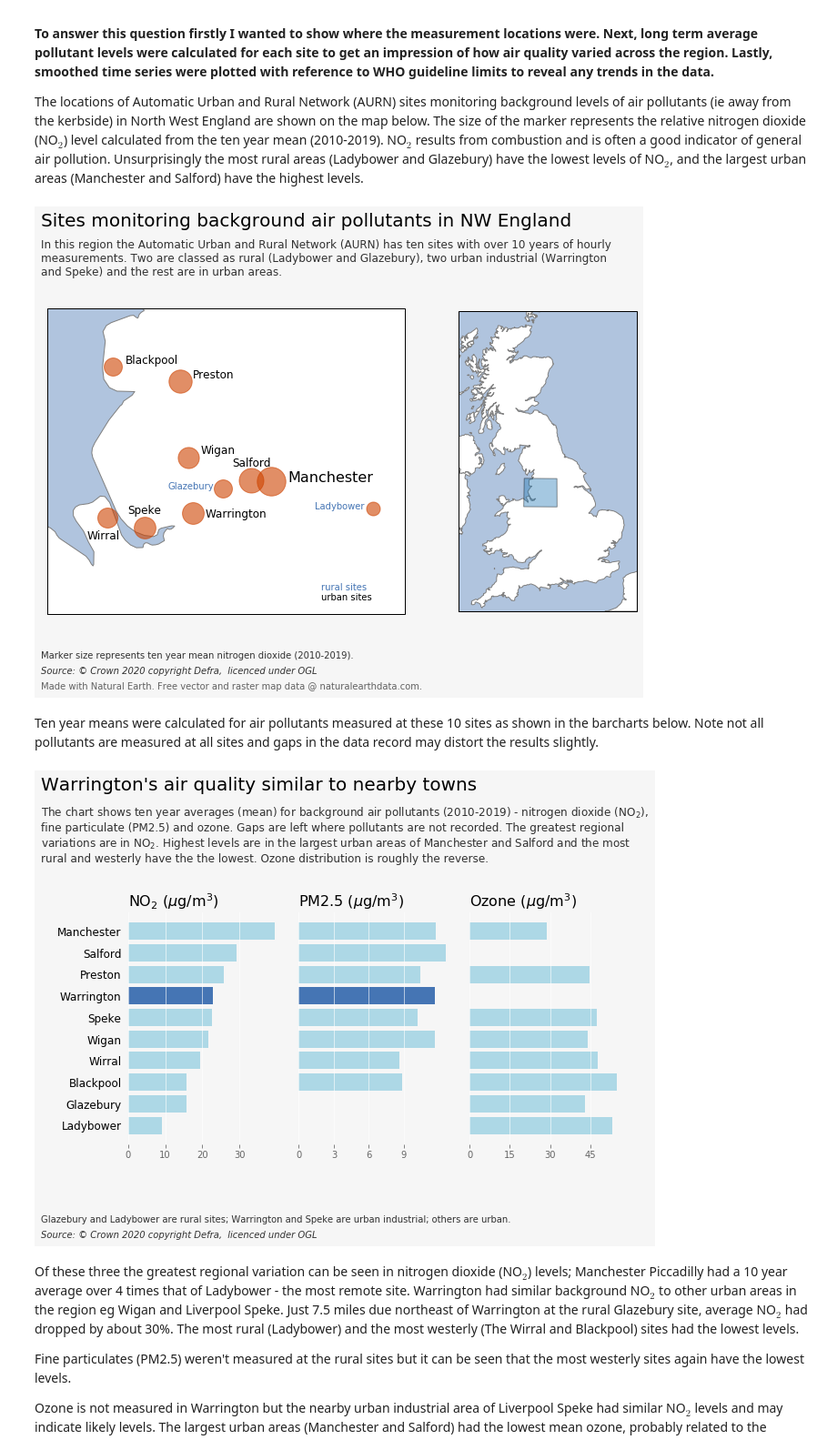
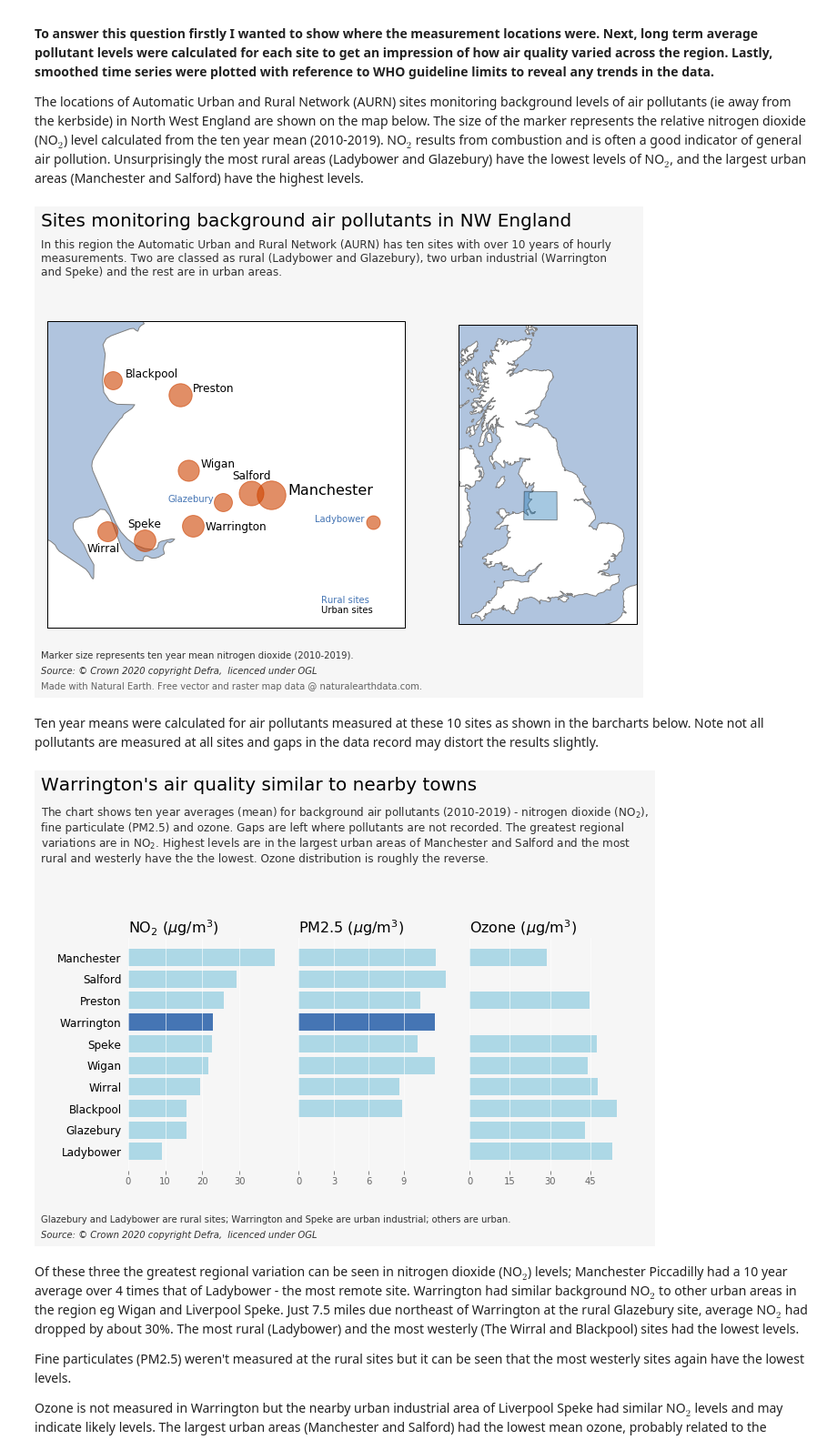
Before and after one commit to wriggy/air-datavis, a Jupyter notebook: A2_WAR_AQ.ipynb, the cells around one changed output. Shown at 91% size. Saved outputs shown, nothing was run; the diff lists cells and outputs as text; code cells hidden in the pictures.

```diff
--- a/A2_WAR_AQ.ipynb
+++ b/A2_WAR_AQ.ipynb
@@ -71,6 +70,7 @@ SITES = pd.read_csv('data/sites.csv', index_col=["site_name"])
 # %%
 # Styling
 cols = ["#7d0000","#a10000","#d7301f","#000000","#ef6548","#faab5f","#e7ca7a","#abd9e9","#74add1","#4575b4"]
+# in order of no2 mean
 COLOURS = {st : cols[ix] for ix, st in enumerate(["Manchester Piccadilly", "Salford Eccles","Preston","Warrington"
                  ,"Liverpool Speke", "Wigan Centre","Wirral Tranmere","Glazebury","Blackpool Marton","Ladybower"])}
 
@@ -79,18 +79,7 @@ h2 = {'fontsize': 12, 'alpha': 0.8, 'va': 'top'}
 h3 = {'fontsize': 10, 'alpha': 0.8}
 h4 = {'fontsize': 10, 'style': 'italic','alpha': 0.8}
 
-mpl.rcParams['figure.figsize'] = 10,8
-mpl.rcParams['figure.facecolor'] = 'f6f6f6'
-mpl.rcParams['axes.titlesize'] = 16
-mpl.rcParams['xtick.bottom'] = False
-mpl.rcParams['xtick.color'] = '666666'
-mpl.rcParams['xtick.labelsize'] = 10
-mpl.rcParams['ytick.left'] = False
-mpl.rcParams['ytick.labelleft'] = True
-mpl.rcParams['ytick.color'] = '666666'
-mpl.rcParams['ytick.labelsize'] = 10
-mpl.rcParams['grid.alpha'] = 0.6
-mpl.rcParams['savefig.dpi'] = 90
+plt.style.use('ww.mplstyle')
 # %% [markdown]
 ## 3. How does Warrington's air quality compare with the rest of the region?
 
@@ -135,8 +124,8 @@ for lg, lt, name, ms in zip(SITES.lon.values, SITES.lat.values, SITES.site_label
     else:
         ax1.text(lg + .06, lt + .01,name, ha='left', transform=data_crs, fontsize=12)
 # key
-ax1.text(-2,53.15,'urban sites',color='k',fontsize=10, transform=data_crs,va='center')
-ax1.text(-2,53.18,'rural sites',color='#4575b4',fontsize=10, transform=data_crs,va='center')
+ax1.text(-2,53.15,'Urban sites',color='k',fontsize=10, transform=data_crs,va='center')
+ax1.text(-2,53.18,'Rural sites',color='#4575b4',fontsize=10, transform=data_crs,va='center')
 
 # set up geoaxes
 ax2 = fig.add_subplot(gs[1], projection=ccrs.OSGB())
@@ -148,7 +137,7 @@ xy = list(zip([x1, x2, x2, x1], [y1, y1, y2, y2]))
 poly = Polygon(xy, edgecolor='k', facecolor=None, alpha = 0.4, transform=data_crs, zorder = 2)
 ax2.add_patch(poly)
 
-fig.subplots_adjust(.05,.15,.95,.8)
+fig.subplots_adjust(.05,.15,.95,.75)
 fig.text(.04,.95, 'Sites monitoring background air pollutants in NW England', fontdict=h1)
 fig.text(.04,.9, 'In this region the Automatic Urban and Rural Network (AURN) has ten sites with over 10 years' +
         ' of hourly\nmeasurements. Two are classed as rural (Ladybower and Glazebury)'+
@@ -160,48 +149,49 @@ fig.text(.04,.04,"Made with Natural Earth. Free vector and raster map data @ nat
 plt.savefig("vis/F1_no2_aurn_sitemap.png")
 plt.show()
 # %% [output]
-[figure, old version]
+[figure, new version]
 # %% [markdown]
 Ten year means were calculated for air pollutants measured at these 10 sites as shown in the barcharts below. Note not all pollutants are measured at all sites and gaps in the data record may distort the results slightly.
 # %%
-def barplot_means(ax, df, YEAR1, YEAR2, title="multi year means"):
+def barplot_means(ax, df, title="multi year means"):
     # plot barchart ordered by no2 mean
-    tmp = SITES.reindex(no2dat.mean().sort_values().index)
-    _mean = pd.Series(df[YEAR1:YEAR2].mean(), name = "_mean")
-    dat = tmp.join(_mean,  how='left')
+    ordered_sites = SITES.reindex(no2dat.mean().sort_values().index)
+    _mean = pd.Series(df.mean(), name = "_mean")
+    dat = ordered_sites.join(_mean,  how='left')
     dat['colour'] = ["lightblue" for row in dat.index]
     dat.at['Warrington','colour'] = "#4575b4"
+
     ax.tick_params(axis='y', labelsize=12, colors='k')
     ax.set_title(title, loc='left')
     ax.barh(np.arange(len(dat)), dat._mean.values, color=dat.colour,tick_label=dat.site_label)
     ax.grid(True, 'both', 'x', lw=1, c='w')
     ax.tick_params('x', bottom=True)
     return(ax)
 
-fig, (ax1,ax2,ax3) = plt.subplots(1,3, sharey=True, subplot_kw=dict(frameon=False) )
+fig, (ax1,ax2,ax3) = plt.subplots(1,3, sharey=True, subplot_kw=dict(frameon=False))
 # date range YEAR1 - YEAR2 inclusive
 YEAR1 = '2010'; YEAR2 = '2019'
 
-ax1 = barplot_means(ax1,no2dat,YEAR1,YEAR2,title='NO$_2$ ($\mu$g/m$^3$)')
+ax1 = barplot_means(ax1,no2dat[YEAR1:YEAR2],title='NO$_2$ ($\mu$g/m$^3$)')
 ax1.set_xticks([0,10,20,30])
-ax2 = barplot_means(ax2,pm25dat,YEAR1,YEAR2,title='PM2.5 ($\mu$g/m$^3$)')
+ax2 = barplot_means(ax2,pm25dat[YEAR1:YEAR2],title='PM2.5 ($\mu$g/m$^3$)')
 ax2.set_xticks([0,3,6,9])
-ax3 = barplot_means(ax3,o3dat,YEAR1,YEAR2,title='Ozone ($\mu$g/m$^3$)')
+ax3 = barplot_means(ax3,o3dat[YEAR1:YEAR2],title='Ozone ($\mu$g/m$^3$)')
 ax3.set_xticks([0,15,30,45])
 
-fig.tight_layout(rect=[.05, .2, .95, 0.75])
+fig.tight_layout(rect=[.05, .15, .95, 0.7])
 fig.text(.04,.95, 'Warrington\'s air quality similar to nearby towns', fontdict=h1)
 fig.text(.04,.9, 'The chart shows ten year averages (mean) for background air pollutants ('  +YEAR1 +'-' +YEAR2 + ') - nitrogen dioxide (NO$_2$),\n' +
          'fine particulate (PM2.5) and ozone. Gaps are left where pollutants are not recorded. The greatest regional\n' +
          'variations are in NO$_2$. Highest levels are in the largest urban areas of Manchester and Salford and the most\n'+
          'rural and westerly have the the lowest. Ozone distribution is roughly the reverse.', fontdict=h2)
 fig.text(.04,.1, 'Glazebury and Ladybower are rural sites; Warrington and Speke are urban industrial; others are urban.', fontdict=h3)
 fig.text(.04,.07,"Source: © Crown 2020 copyright Defra,  licenced under OGL", fontdict=h4)
 
 plt.savefig("vis/F2_no2_pm_o3_means.png")
 plt.show()
 # %% [output]
-[figure, old version]
+[figure, new version]
 # %% [markdown]
 Of these three the greatest regional variation can be seen in nitrogen dioxide (NO$_2$) levels; Manchester Piccadilly had a 10 year average over 4 times that of Ladybower - the most remote site. Warrington had similar background NO$_2$ to other urban areas in the region eg Wigan and Liverpool Speke. Just 7.5 miles due northeast of Warrington at the rural Glazebury site, average NO$_2$ had dropped by about 30%. The most rural (Ladybower) and the most westerly (The Wirral and Blackpool) sites had the lowest levels.
 
```
Also changed, not shown: parts of 12 cells of this notebook, 9 other files.
